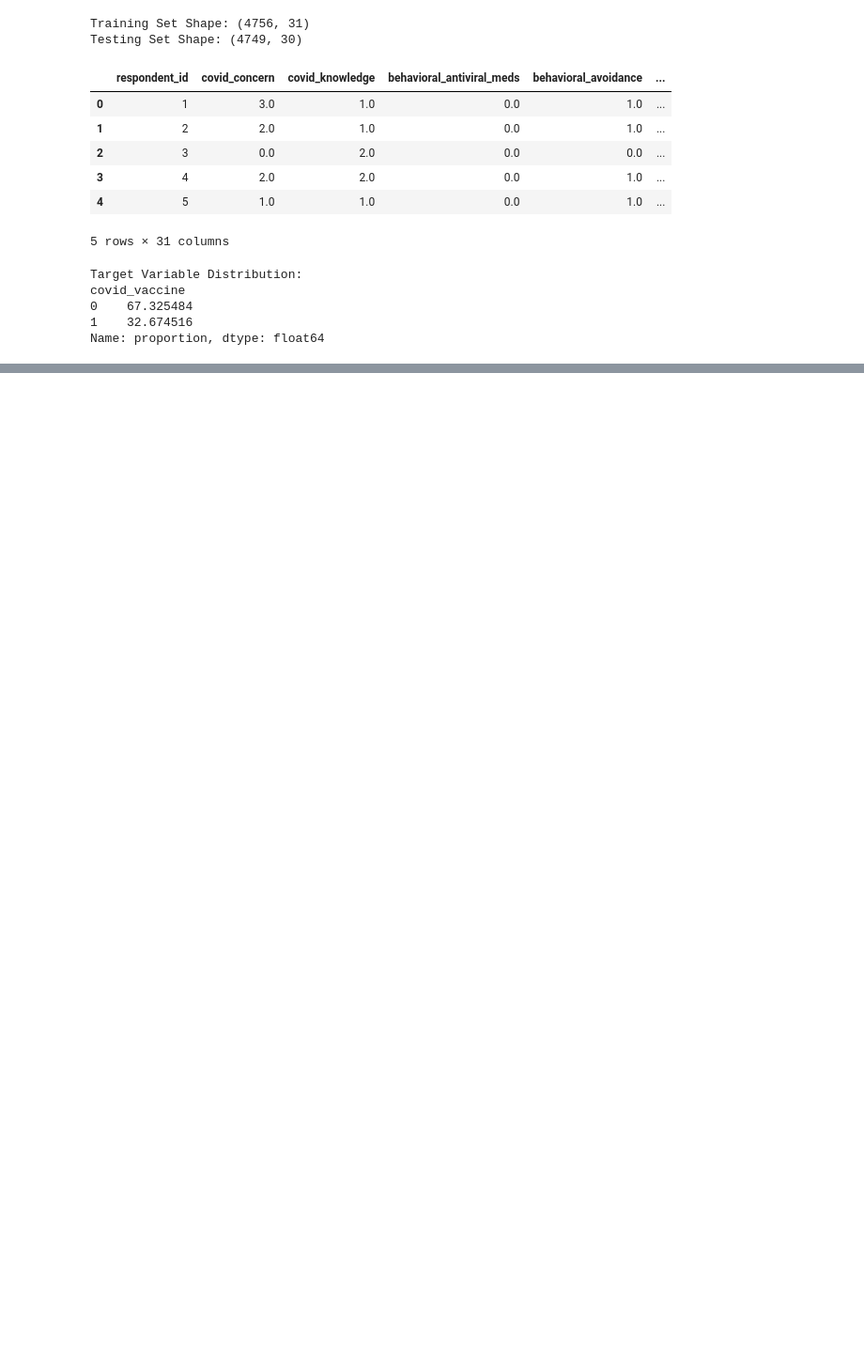
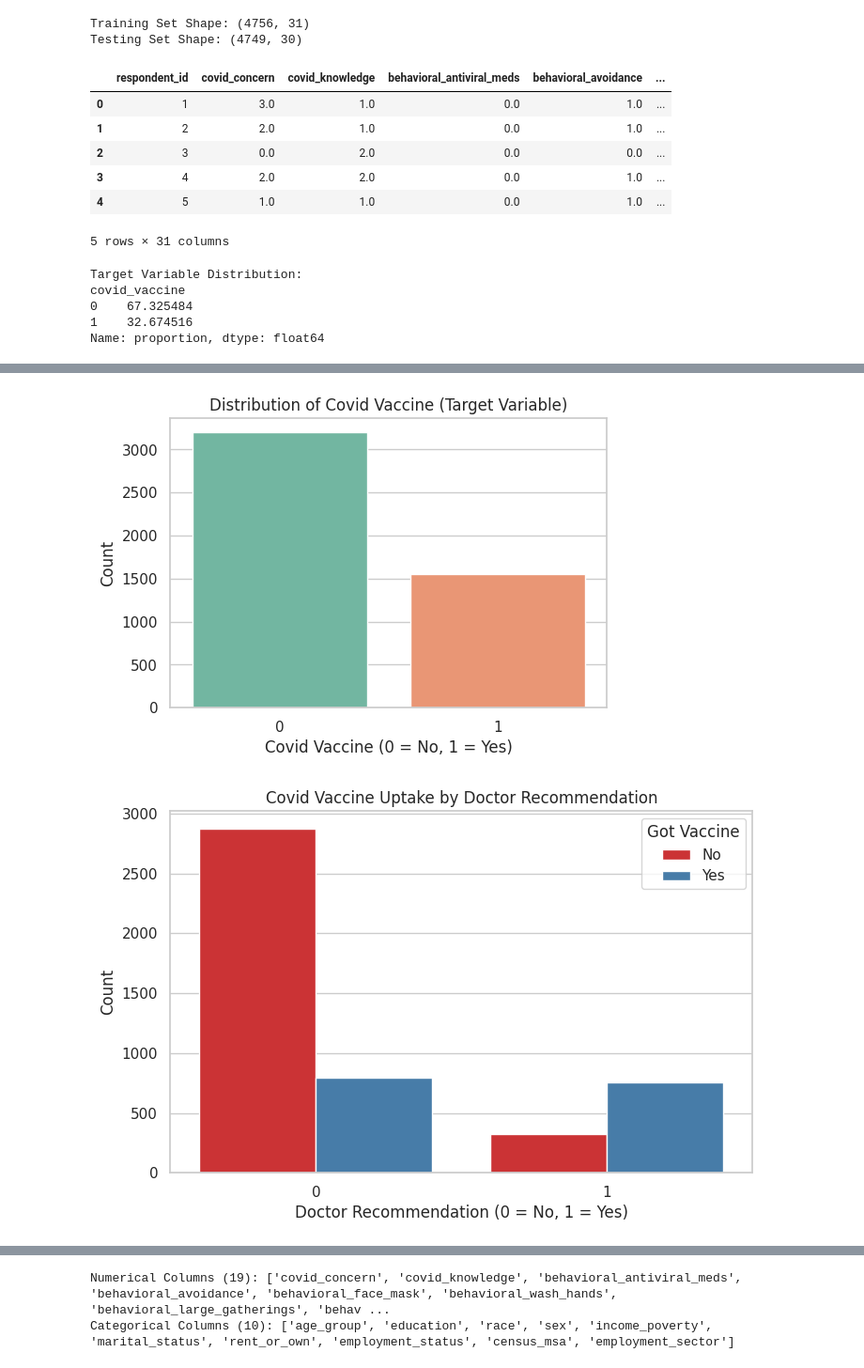
Before and after one commit to UH-HACKATHON-TEAMN/Hackathon-Town-C, a Jupyter notebook: ramya.ipynb, the cells around one changed output, grey strips where cells are left out. Shown at 94% size. Cells and saved outputs as stored; diff of their text form; code cells hidden in the pictures; blank space fills up the shorter version.

```diff
--- a/ramya.ipynb
+++ b/ramya.ipynb
@@ -54,0 +84,29 @@ Name: proportion, dtype: float64
+# %%
+# Plot 1: Target Variable Distribution
+plt.figure(figsize=(6, 4))
+sns.countplot(x='covid_vaccine', data=train_df, palette='Set2')
+plt.title('Distribution of Covid Vaccine (Target Variable)')
+plt.xlabel('Covid Vaccine (0 = No, 1 = Yes)')
+plt.ylabel('Count')
+plt.show()
+
+# Plot 2: Doctor Recommendation vs Vaccine Uptake
+plt.figure(figsize=(8, 5))
+sns.countplot(x='doctor_recc_covid', hue='covid_vaccine', data=train_df, palette='Set1')
+plt.title('Covid Vaccine Uptake by Doctor Recommendation')
+plt.xlabel('Doctor Recommendation (0 = No, 1 = Yes)')
+plt.ylabel('Count')
+plt.legend(title='Got Vaccine', labels=['No', 'Yes'])
+plt.show()
+
+# Plot 3: Age Group vs Vaccine Uptake
+plt.figure(figsize=(10, 5))
+sns.countplot(y='age_group', hue='covid_vaccine', data=train_df, palette='coolwarm', order=train_df['age_group'].value_counts().index)
+plt.title('Vaccine Uptake Across Age Groups')
+plt.xlabel('Count')
+plt.ylabel('Age Group')
+plt.legend(title='Got Vaccine', labels=['No', 'Yes'])
+plt.show()
+# %% [output]
+[figure, added]
+[figure, added]
@@ -54,0 +114,34 @@ Name: proportion, dtype: float64
+# %%
+# Separate features and target
+X = train_df.drop(columns=['respondent_id', 'covid_vaccine'])
+y = train_df['covid_vaccine']
+
+# Identify numerical and categorical columns
+numerical_cols = X.select_dtypes(include=['int64', 'float64']).columns.tolist()
+categorical_cols = X.select_dtypes(include=['object', 'category']).columns.tolist()
+
+print(f"Numerical Columns ({len(numerical_cols)}):", numerical_cols)
+print(f"Categorical Columns ({len(categorical_cols)}):", categorical_cols)
+
+# Create Preprocessing Pipelines for Numerical and Categorical data
+numeric_transformer = Pipeline(steps=[
+    ('imputer', SimpleImputer(strategy='median')),
+    ('scaler', StandardScaler())
+])
+
+categorical_transformer = Pipeline(steps=[
+    ('imputer', SimpleImputer(strategy='most_frequent')),
+    ('onehot', OneHotEncoder(handle_unknown='ignore', sparse_output=False))
+])
+
+preprocessor = ColumnTransformer(
+    transformers=[
+        ('num', numeric_transformer, numerical_cols),
+        ('cat', categorical_transformer, categorical_cols)
+    ])
+
+# Split data into training and validation sets (80% train, 20% val)
+X_train, X_val, y_train, y_val = train_test_split(X, y, test_size=0.2, random_state=42, stratify=y)
+# %% [output]
+Numerical Columns (19): ['covid_concern', 'covid_knowledge', 'behavioral_antiviral_meds', 'behavioral_avoidance', 'behavioral_face_mask', 'behavioral_wash_hands', 'behavioral_large_gatherings', 'behav ...
+Categorical Columns (10): ['age_group', 'education', 'race', 'sex', 'income_poverty', 'marital_status', 'rent_or_own', 'employment_status', 'census_msa', 'employment_sector']
```
Also changed, not shown: parts of 8 cells of this notebook.
